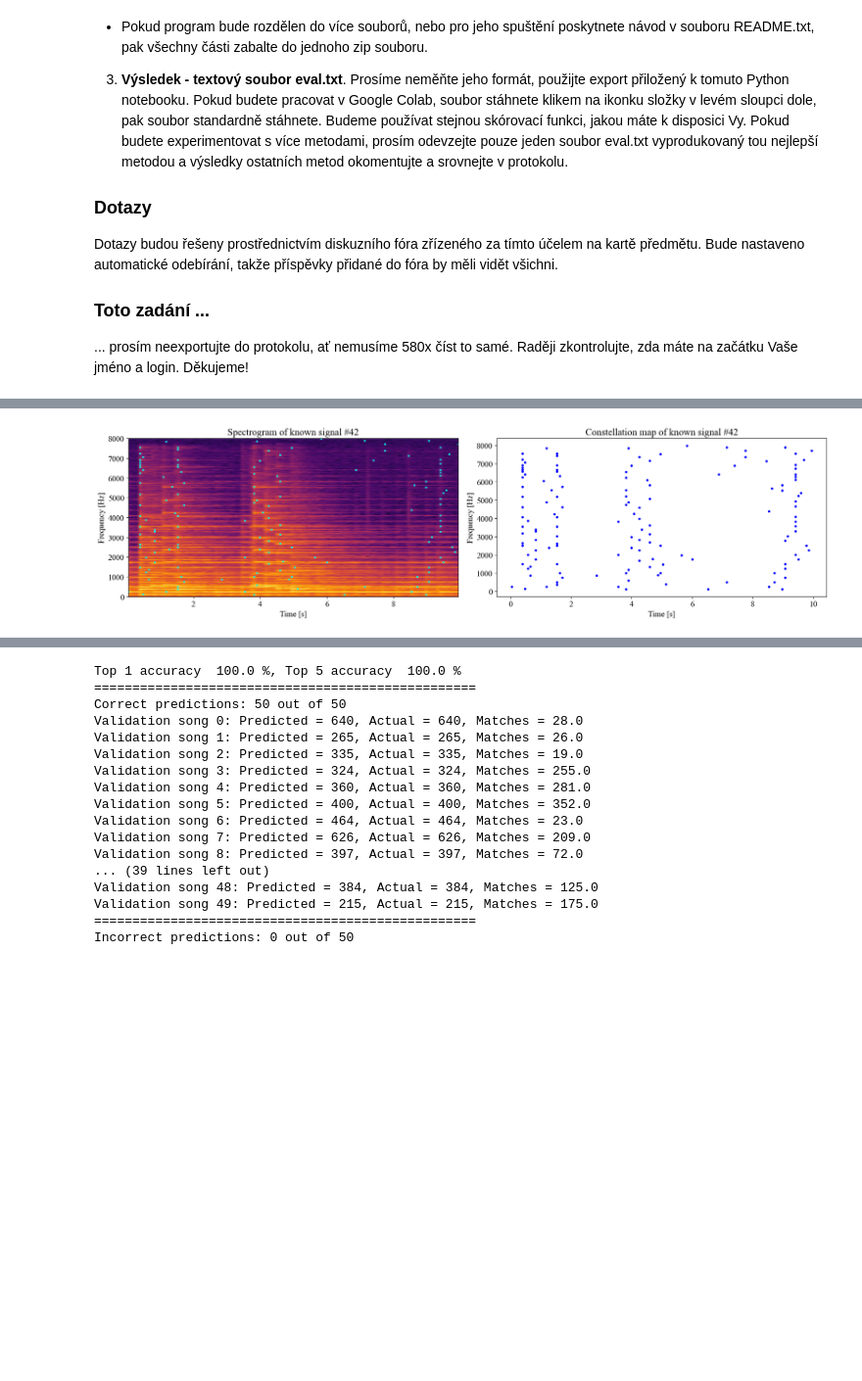
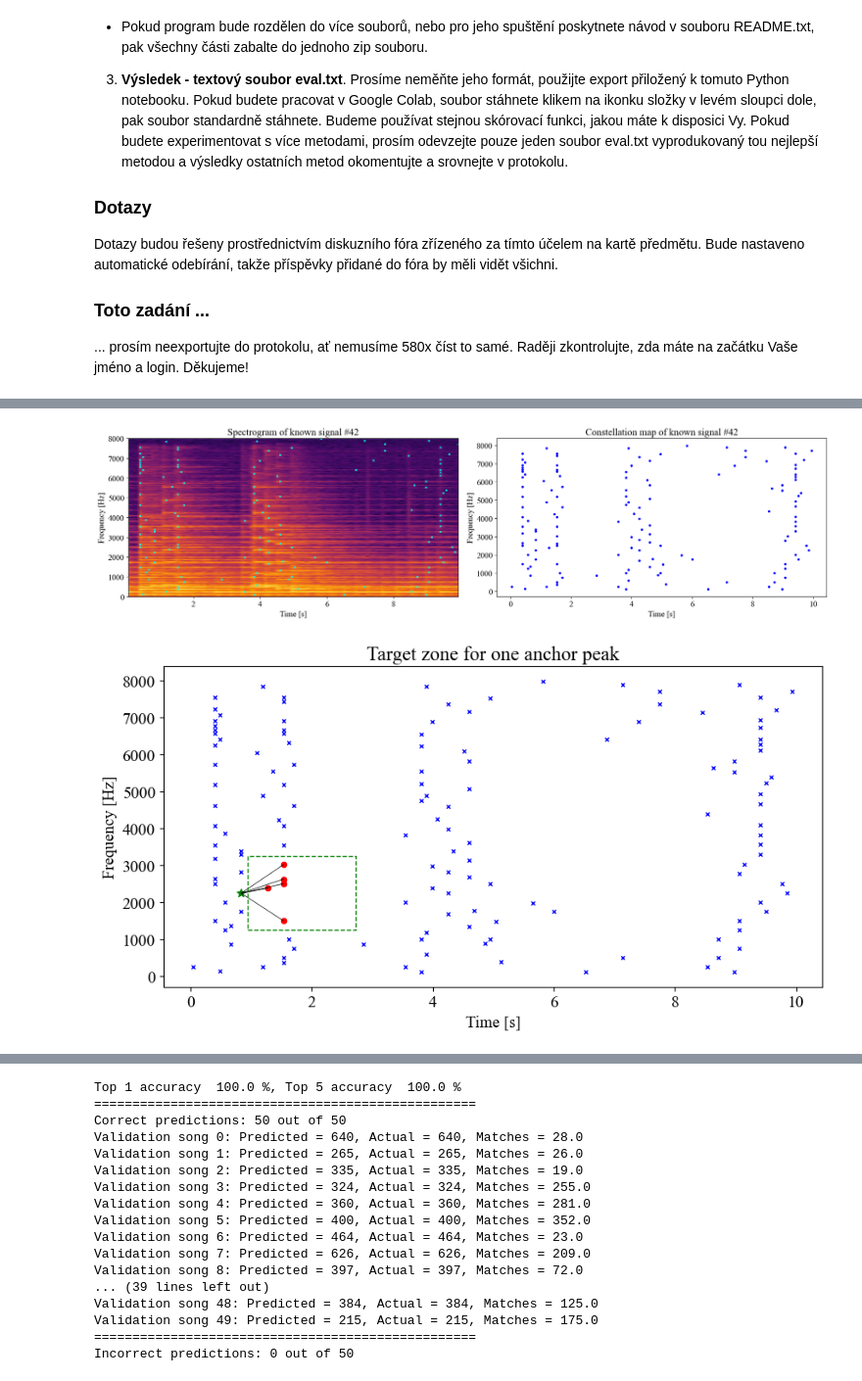
Before and after one commit to Katzoun/ISS-course, a Jupyter notebook: proj/ISS_Projekt_2025_MIR.ipynb, the cells around one changed output, grey strips where cells are left out. Shown at 98% size. Cells and saved outputs as stored; diff of their text form; code cells hidden in the pictures; blank space fills up the shorter version.

```diff
--- a/proj/ISS_Projekt_2025_MIR.ipynb
+++ b/proj/ISS_Projekt_2025_MIR.ipynb
@@ -113,7 +113,7 @@ PEAKS_TO_KEEP = 256  # maximum number of peaks to keep for each spectrogram
 # fingerprinting parameters
 TARGET_ZONE_OFFSET = 0.1  # seconds
 TARGET_ZONE_DURATION = 1.8 # seconds
-TARGET_ZONE_FREQUENCY_BAND = 4500  # Hz
+TARGET_ZONE_FREQUENCY_BAND = 2000  # Hz
 
 # parameters for fingerprint storage
 LOAD_FROM_FILE = True  # if True, load existing file-based storage of fingerprints,
@@ -435,29 +453,56 @@ def eval(scores, key):
 # %%
 # PICTURES FOR REPORT
 plt.rcParams['font.family'] = 'Times New Roman'
 plt.rcParams['font.size'] = 14  # optional: set font size
+
 song_index = 42  # index of the song to visualize
 fig, (ax1,ax2) = plt.subplots(1, 2, figsize=(18, 5))
 # First spectrogram
 f1, t1, Sxx1 = my_spectrogram(known_signals[song_index])
 
 peaks1_idx,  peaks1 = extract_peaks(f1, t1, Sxx1)
 mesh1 = plot_spectrogram(f1, t1, Sxx1, peaks1, ax=ax1)
 ax1.set_title(f'Spectrogram of known signal #{song_index}')
 # ax1.set_aspect('auto')
 # plt.colorbar(mesh1, ax=ax1, label='PSD [dB]')
 
 # second spectrogram
 ax2.scatter(peaks1[:,1], peaks1[:,0], c='blue', s=10, marker='o', linewidths=1)
 ax2.set_title(f'Constellation map of known signal #{song_index}')
 # ax2.set_aspect('auto')
 ax2.set_ylabel('Frequency [Hz]')
 ax2.set_xlabel('Time [s]')
-plt.savefig('spectrogram.pdf', format='pdf', bbox_inches='tight', dpi=300)
+# plt.savefig('spectrogram.pdf', format='pdf', bbox_inches='tight', dpi=300)
 
 plt.tight_layout()
+
+fig2, ax3 = plt.subplots(1, 1, figsize=(9, 5))
+
+
+anchor_id  = 38
+
+ax3.scatter(peaks1[:,1], peaks1[:,0], c='blue', s=10, marker='x', linewidths=1)
+
+target_zone_peaks, target_zone = target_zone_search(peaks1[anchor_id], peaks1)
+
+ax3.scatter(peaks1[anchor_id,1], peaks1[anchor_id,0], c='green', s=50, marker='*', linewidths=1)
+if target_zone_peaks.size > 0:
+    ax3.scatter(target_zone_peaks[:,1], target_zone_peaks[:,0], c='red', s=20, marker='o', linewidths=1)
+# plot black line from anchor to each target zone peak
+for peak in target_zone_peaks:
+    ax3.plot([peaks1[anchor_id,1], peak[1]], [peaks1[anchor_id,0], peak[0]], 'k-', linewidth=0.5)
+ax3.plot([target_zone[0], target_zone[1], target_zone[1], target_zone[0], target_zone[0]],
+         [target_zone[2], target_zone[2], target_zone[3], target_zone[3], target_zone[2]], 'g--', linewidth=1)
+
+ax3.set_xlabel('Time [s]')
+ax3.set_ylabel('Frequency [Hz]')
+ax3.set_title(f'Target zone for one anchor peak')
+
+plt.tight_layout()
+plt.savefig('targetzone.pdf', format='pdf', bbox_inches='tight', dpi=300)
 # %% [output]
 [figure]
+[figure, added]
 # %%
 #here comes the computation and evaluation on validation data ...
 
```
Also changed, not shown: parts of 3 cells of this notebook, 2 other files.
